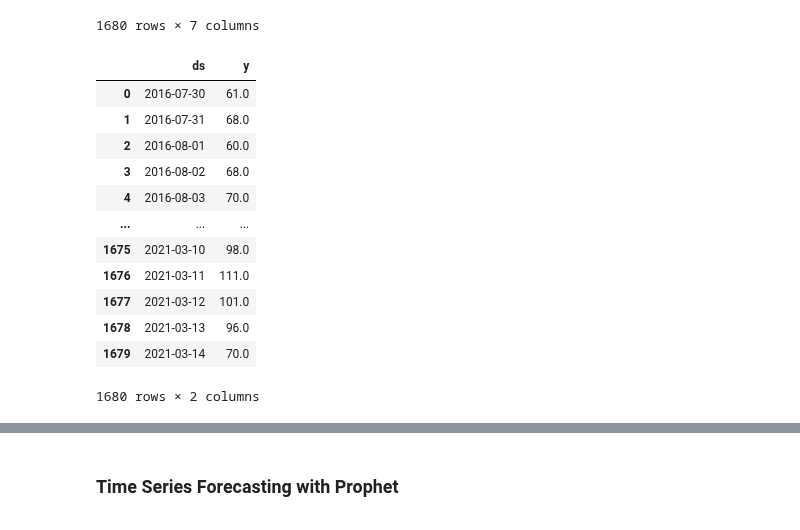
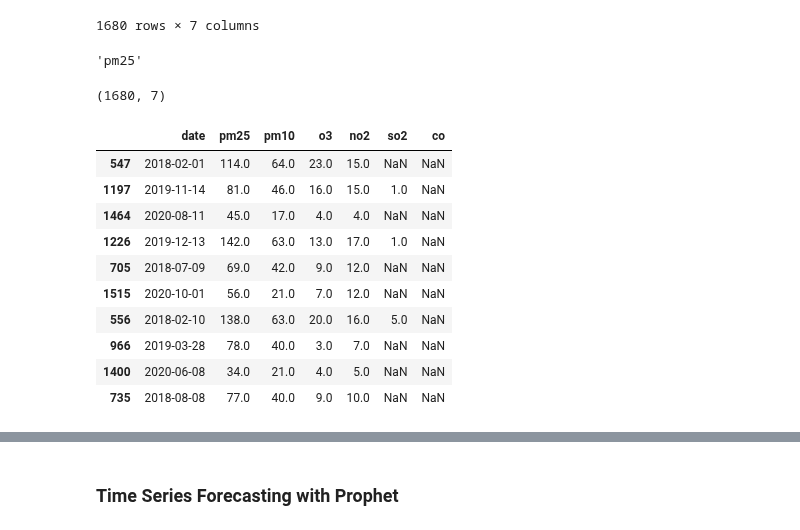
Before and after one commit to pNatTueku/ml_learning_with_ajprasertcbs, a Jupyter notebook: notebooks/time_series_using_lightGBM_regressor_air_quality1.ipynb, the cells around one changed output, grey strips where cells are left out. Cells and saved outputs as stored; diff of their text form; code cells hidden in the pictures.

```diff
--- a/notebooks/bangkok_air_quality_time_series.ipynb
+++ b/notebooks/time_series_using_lightGBM_regressor_air_quality1.ipynb
@@ -142,21 +144,28 @@ df
 | 1678 | 2021-03-13 | 96.0 | 32.0 | 9.0 | 4.0 | 1.0 | NaN |
 | 1679 | 2021-03-14 | 70.0 | NaN | NaN | NaN | NaN | NaN |
 1680 rows × 7 columns
-# %%
-dt = df[['date', y_col]]
-dt.columns = ['ds', 'y']
-dt
-# %% [output]
-|  | ds | y |
-| 0 | 2016-07-30 | 61.0 |
-| 1 | 2016-07-31 | 68.0 |
-| 2 | 2016-08-01 | 60.0 |
-| 3 | 2016-08-02 | 68.0 |
-| 4 | 2016-08-03 | 70.0 |
-| ... | ... | ... |
-| 1675 | 2021-03-10 | 98.0 |
-| 1676 | 2021-03-11 | 111.0 |
-| 1677 | 2021-03-12 | 101.0 |
-| 1678 | 2021-03-13 | 96.0 |
-| 1679 | 2021-03-14 | 70.0 |
-1680 rows × 2 columns
+# %%
+y_col = 'pm25'
+y_col
+# %% [output]
+'pm25'
+# %%
+df.shape
+# %% [output]
+(1680, 7)
+# %%
+df.dropna(subset = [y_col], inplace = True)
+df = df.reset_index(drop = True)
+df.sample(10)
+# %% [output]
+|  | date | pm25 | pm10 | o3 | no2 | so2 | co |
+| 547 | 2018-02-01 | 114.0 | 64.0 | 23.0 | 15.0 | NaN | NaN |
+| 1197 | 2019-11-14 | 81.0 | 46.0 | 16.0 | 15.0 | 1.0 | NaN |
+| 1464 | 2020-08-11 | 45.0 | 17.0 | 4.0 | 4.0 | NaN | NaN |
+| 1226 | 2019-12-13 | 142.0 | 63.0 | 13.0 | 17.0 | 1.0 | NaN |
+| 705 | 2018-07-09 | 69.0 | 42.0 | 9.0 | 12.0 | NaN | NaN |
+| 1515 | 2020-10-01 | 56.0 | 21.0 | 7.0 | 12.0 | NaN | NaN |
+| 556 | 2018-02-10 | 138.0 | 63.0 | 20.0 | 16.0 | 5.0 | NaN |
+| 966 | 2019-03-28 | 78.0 | 40.0 | 3.0 | 7.0 | NaN | NaN |
+| 1400 | 2020-06-08 | 34.0 | 21.0 | 4.0 | 5.0 | NaN | NaN |
+| 735 | 2018-08-08 | 77.0 | 40.0 | 9.0 | 10.0 | NaN | NaN |
```
Also changed, not shown: parts of 6 cells of this notebook.
